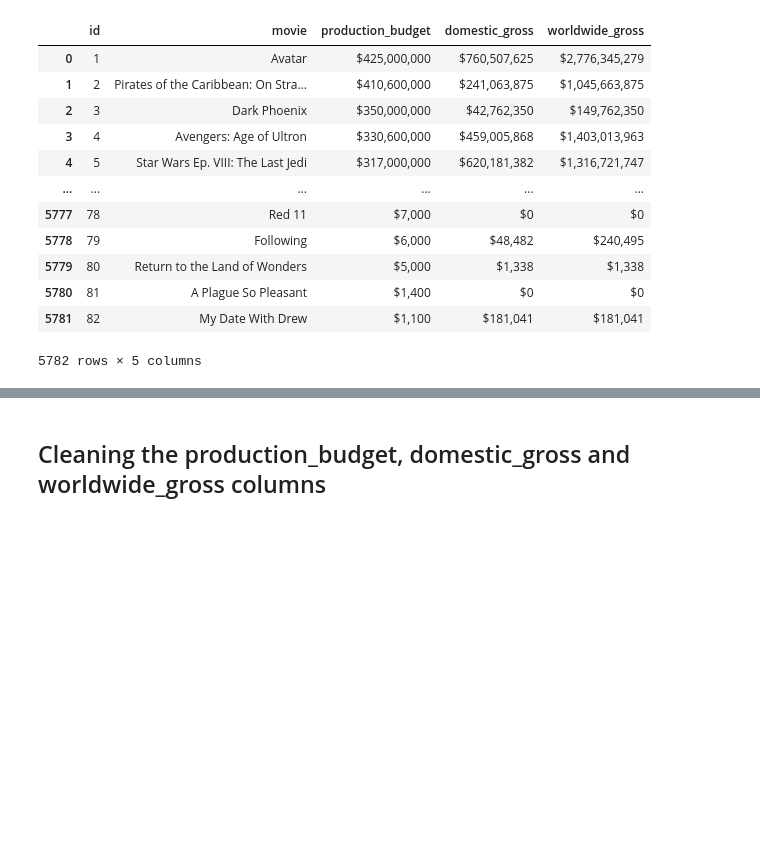
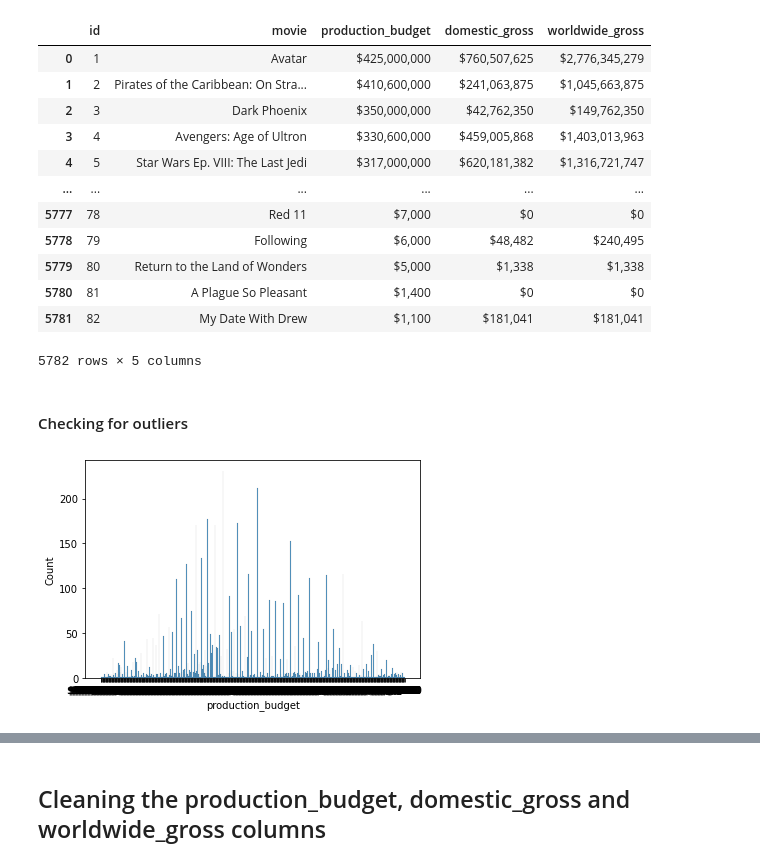
Before and after one commit to Julie97-wb/group6, a Jupyter notebook: main.ipynb, the cells around one changed output, grey strips where cells are left out. Drawn from its saved outputs; the diff is of its cells as text; code cells hidden in the pictures; blank space fills up the shorter version.

```diff
--- a/main.ipynb
+++ b/main.ipynb
@@ -103,3 +103,11 @@ tn_df
 | 5780 | 81 | A Plague So Pleasant | $1,400 | $0 | $0 |
 | 5781 | 82 | My Date With Drew | $1,100 | $181,041 | $181,041 |
 5782 rows × 5 columns
+# %% [markdown]
+#### Checking for outliers
+# %%
+# Checking for outliers in the production_budget column
+import seaborn as sns
+sns.histplot(tn_df['production_budget'], bins=50);
+# %% [output]
+[figure, added]
```
Also changed, not shown: parts of 22 cells of this notebook.
